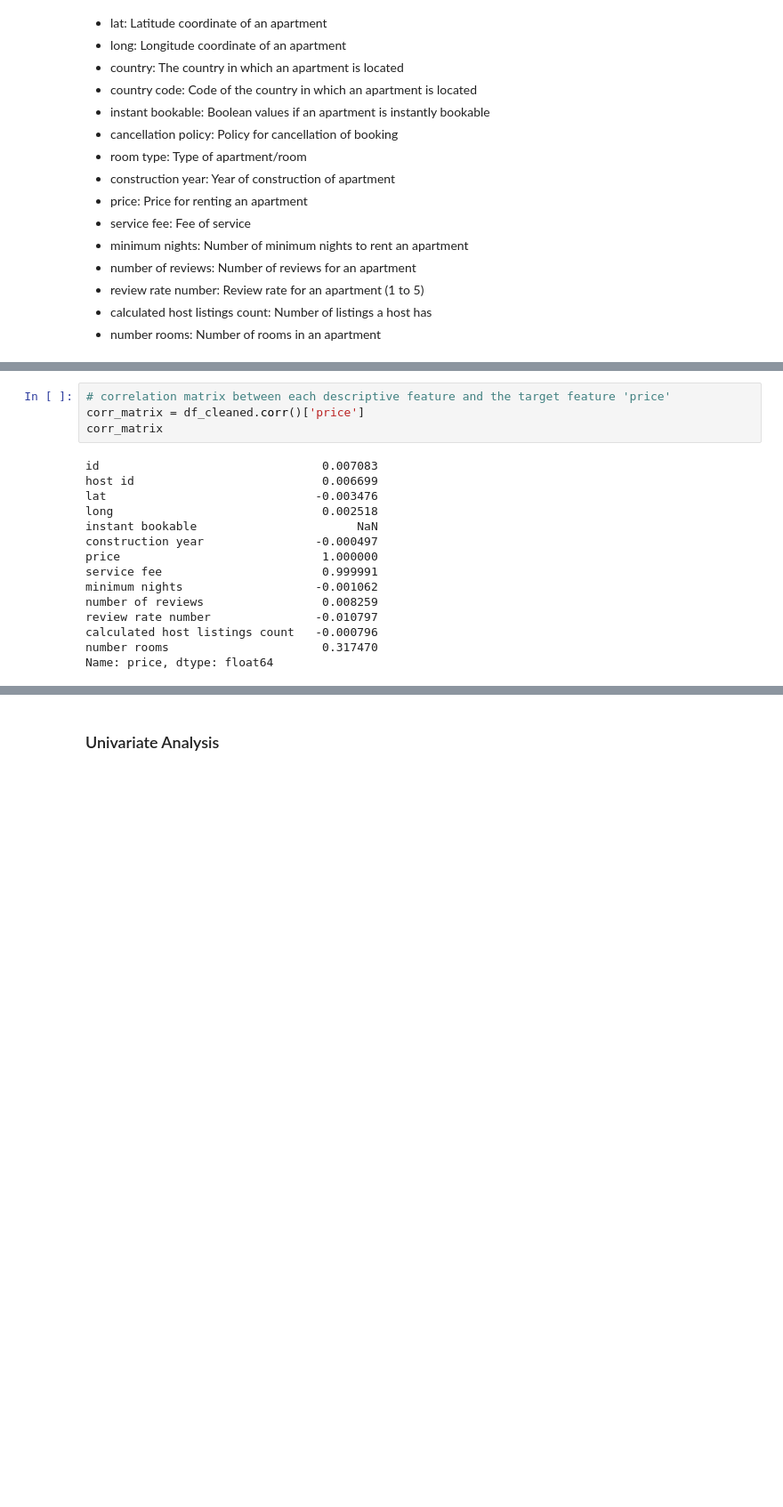
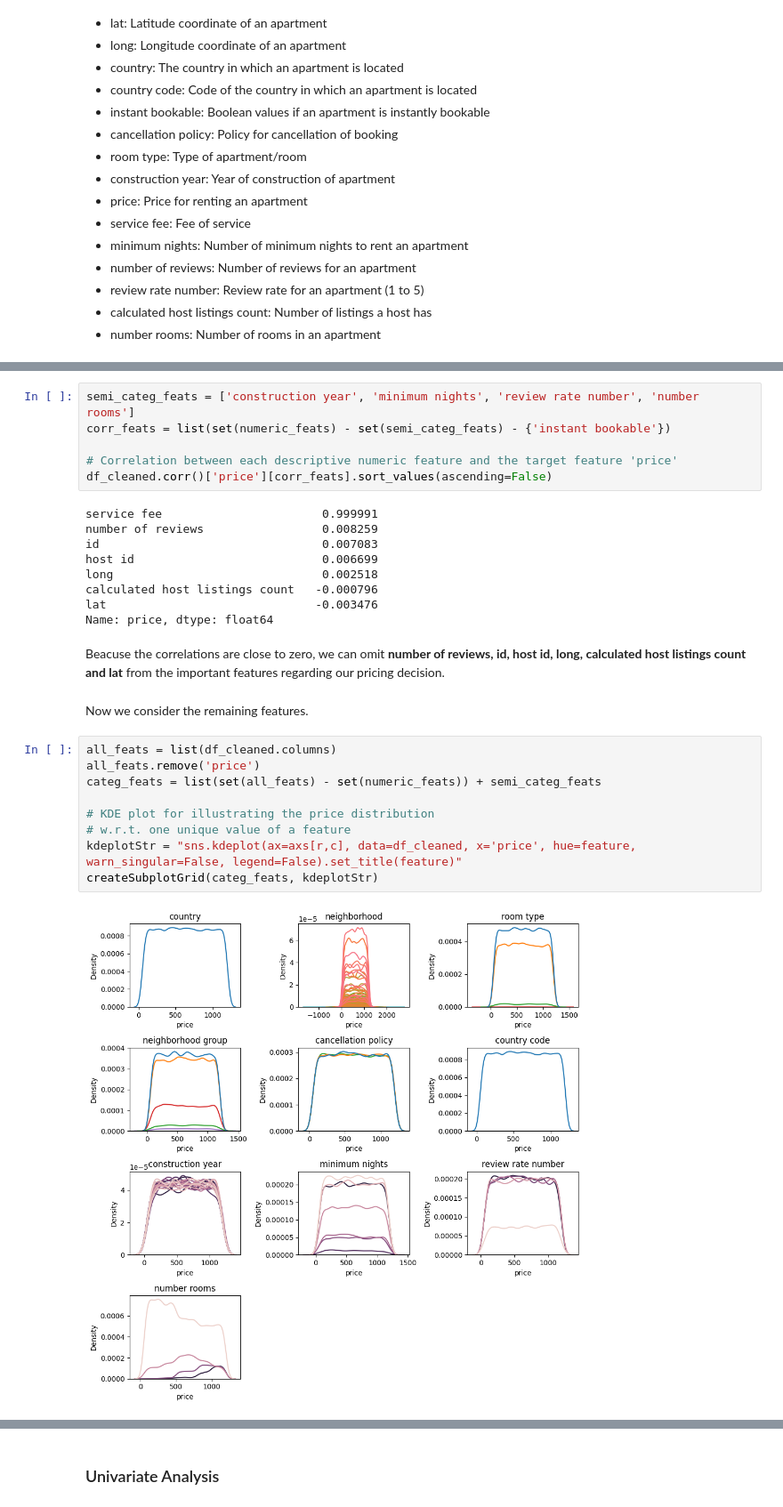
Before and after one commit to mnghiap/ids22, a Jupyter notebook: assignment1/assignment_1.ipynb, the cells around one changed output, grey strips where cells are left out. Shown at 89% size. Cells and saved outputs as stored; diff of their text form; blank space fills up the shorter version.

```diff
--- a/assignment1/assignment_1.ipynb
+++ b/assignment1/assignment_1.ipynb
@@ -185,19 +200,30 @@ fig.tight_layout()
 # %%
-# correlation matrix between each descriptive feature and the target feature 'price'
-corr_matrix = df_cleaned.corr()['price']
-corr_matrix
+semi_categ_feats = ['construction year', 'minimum nights', 'review rate number', 'number rooms']
+corr_feats = list(set(numeric_feats) - set(semi_categ_feats) - {'instant bookable'})
+
+# Correlation between each descriptive numeric feature and the target feature 'price'
+df_cleaned.corr()['price'][corr_feats].sort_values(ascending=False)
 # %% [output]
+service fee                       0.999991
+number of reviews                 0.008259
 id                                0.007083
 host id                           0.006699
+long                              0.002518
+calculated host listings count   -0.000796
 lat                              -0.003476
-long                              0.002518
-instant bookable                       NaN
-construction year                -0.000497
-price                             1.000000
-service fee                       0.999991
-minimum nights                   -0.001062
-number of reviews                 0.008259
-review rate number               -0.010797
-calculated host listings count   -0.000796
-number rooms                      0.317470
 Name: price, dtype: float64
+# %% [markdown]
+Beacuse the correlations are close to zero, we can omit **number of reviews, id, host id, long, calculated host listings count and lat** from the important features regarding our pricing decision.
+# %% [markdown]
+Now we consider the remaining features.
+# %%
+all_feats = list(df_cleaned.columns)
+all_feats.remove('price')
+categ_feats = list(set(all_feats) - set(numeric_feats)) + semi_categ_feats
+
+# KDE plot for illustrating the price distribution
+# w.r.t. one unique value of a feature
+kdeplotStr = "sns.kdeplot(ax=axs[r,c], data=df_cleaned, x='price', hue=feature, warn_singular=False, legend=False).set_title(feature)"
+createSubplotGrid(categ_feats, kdeplotStr)
+# %% [output]
+[figure, added]
```
Also changed, not shown: parts of 42 cells of this notebook.
